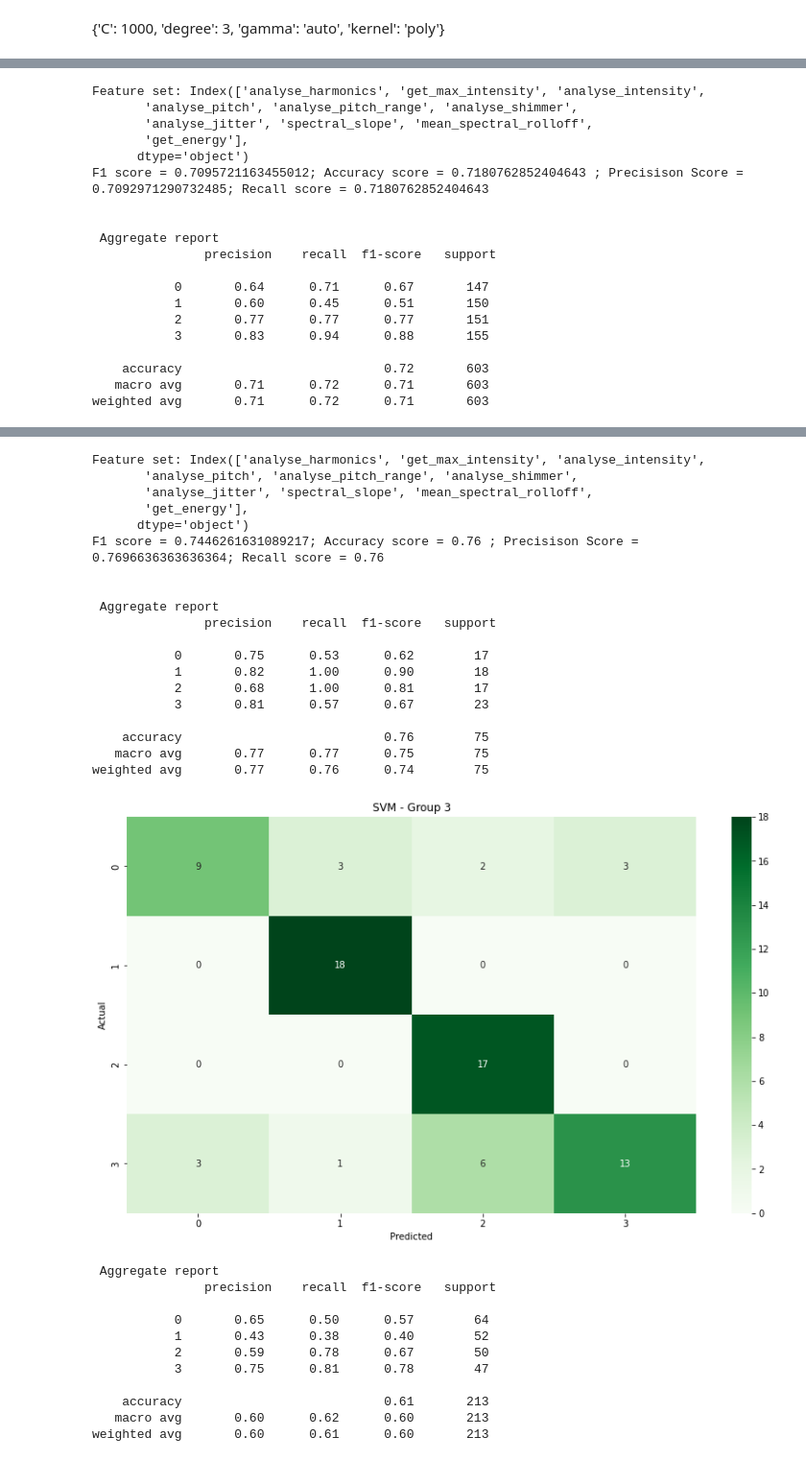
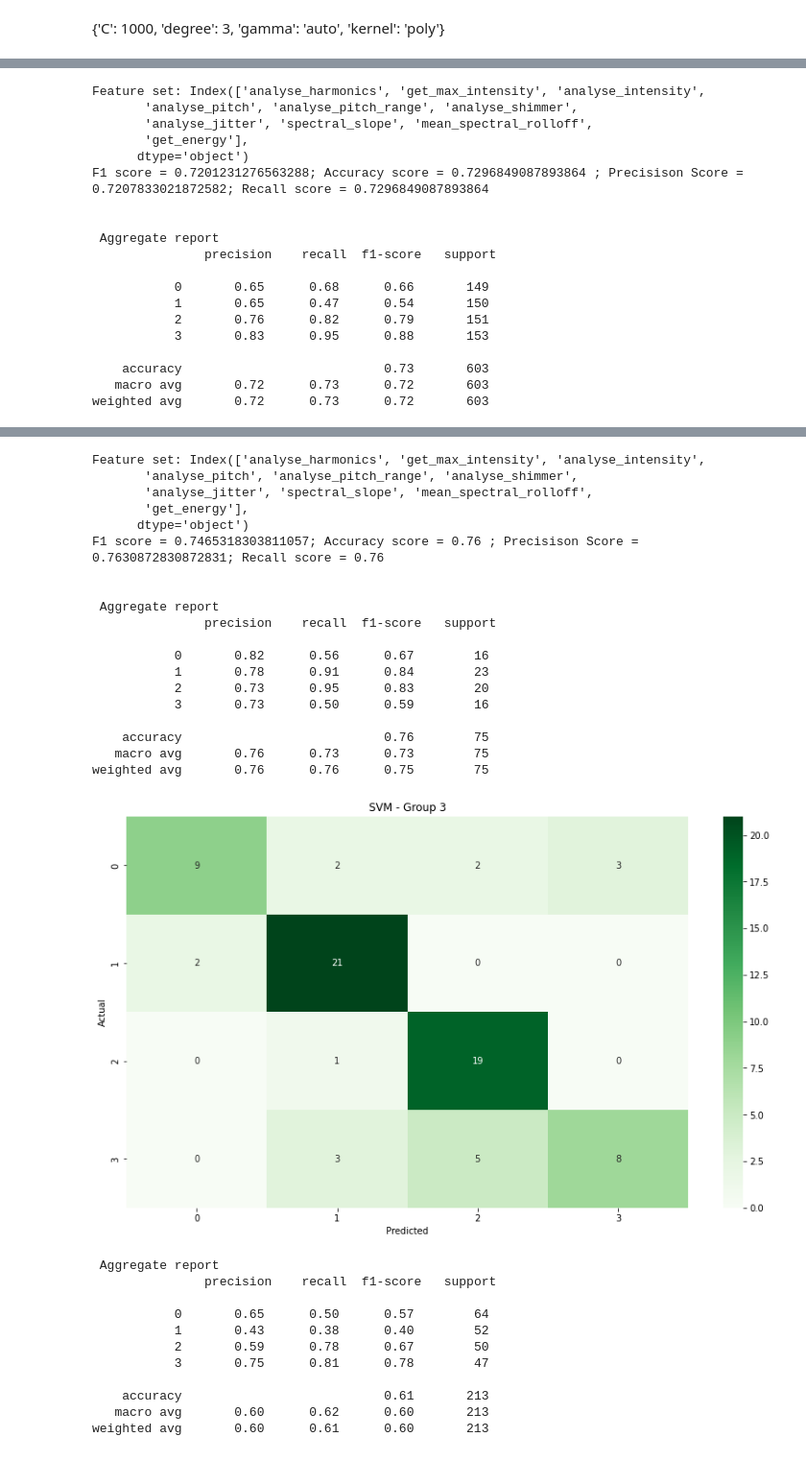
Before and after one commit to TheSameerAhmed/anger-detection-ml, a Jupyter notebook: modelling/modelling.ipynb, the cells around one changed output, grey strips where cells are left out. Shown at 96% size. Drawn from its saved outputs; the diff is of its cells as text; code cells hidden in the pictures.

```diff
--- a/modelling/modelling.ipynb
+++ b/modelling/modelling.ipynb
@@ -1168,7 +1170,7 @@ gamma = ['auto', 'scale', 'auto']
 c = [100000, 1000, 1000]
 
 for i in range(3):
-    svm_model = svm.SVC(kernel='rbf', gamma=gamma[i], C=c[i])
+    svm_model = svm.SVC(kernel=kernel[i], gamma=gamma[i], C=c[i], degree= 3)
     actual, predicted, X_test_list[i] = run_model(svm_model, lst_df[i], lst_label_np[i],label_name=label)
 
     confusion_matrix_graph(f"SVM - Group {i+1}", actual, predicted, ['0', '1', '2', '3'])
@@ -1198,17 +1200,17 @@ Feature set: Index(['analyse_harmonics', 'get_max_intensity', 'analyse_intensity
        'analyse_jitter', 'spectral_slope', 'mean_spectral_rolloff',
        'get_energy'],
       dtype='object')
-F1 score = 0.7095721163455012; Accuracy score = 0.7180762852404643 ; Precisison Score = 0.7092971290732485; Recall score = 0.7180762852404643
+F1 score = 0.7201231276563288; Accuracy score = 0.7296849087893864 ; Precisison Score = 0.7207833021872582; Recall score = 0.7296849087893864
 
 
  Aggregate report
                precision    recall  f1-score   support
 
-           0       0.64      0.71      0.67       147
-           1       0.60      0.45      0.51       150
-           2       0.77      0.77      0.77       151
-           3       0.83      0.94      0.88       155
+           0       0.65      0.68      0.66       149
+           1       0.65      0.47      0.54       150
+           2       0.76      0.82      0.79       151
+           3       0.83      0.95      0.88       153
 
-    accuracy                           0.72       603
-   macro avg       0.71      0.72      0.71       603
-weighted avg       0.71      0.72      0.71       603
+    accuracy                           0.73       603
+   macro avg       0.72      0.73      0.72       603
+weighted avg       0.72      0.73      0.72       603
@@ -1216,23 +1218,23 @@ weighted avg       0.71      0.72      0.71       603
 Feature set: Index(['analyse_harmonics', 'get_max_intensity', 'analyse_intensity',
        'analyse_pitch', 'analyse_pitch_range', 'analyse_shimmer',
        'analyse_jitter', 'spectral_slope', 'mean_spectral_rolloff',
        'get_energy'],
       dtype='object')
-F1 score = 0.7446261631089217; Accuracy score = 0.76 ; Precisison Score = 0.7696636363636364; Recall score = 0.76
+F1 score = 0.7465318303811057; Accuracy score = 0.76 ; Precisison Score = 0.7630872830872831; Recall score = 0.76
 
 
  Aggregate report
                precision    recall  f1-score   support
 
-           0       0.75      0.53      0.62        17
-           1       0.82      1.00      0.90        18
-           2       0.68      1.00      0.81        17
-           3       0.81      0.57      0.67        23
+           0       0.82      0.56      0.67        16
+           1       0.78      0.91      0.84        23
+           2       0.73      0.95      0.83        20
+           3       0.73      0.50      0.59        16
 
     accuracy                           0.76        75
-   macro avg       0.77      0.77      0.75        75
-weighted avg       0.77      0.76      0.74        75
+   macro avg       0.76      0.73      0.73        75
+weighted avg       0.76      0.76      0.75        75
-[figure, old version]
+[figure, new version]
 # %%
 max_parent_df_list = []
 
```
Also changed, not shown: parts of 64 cells of this notebook.
